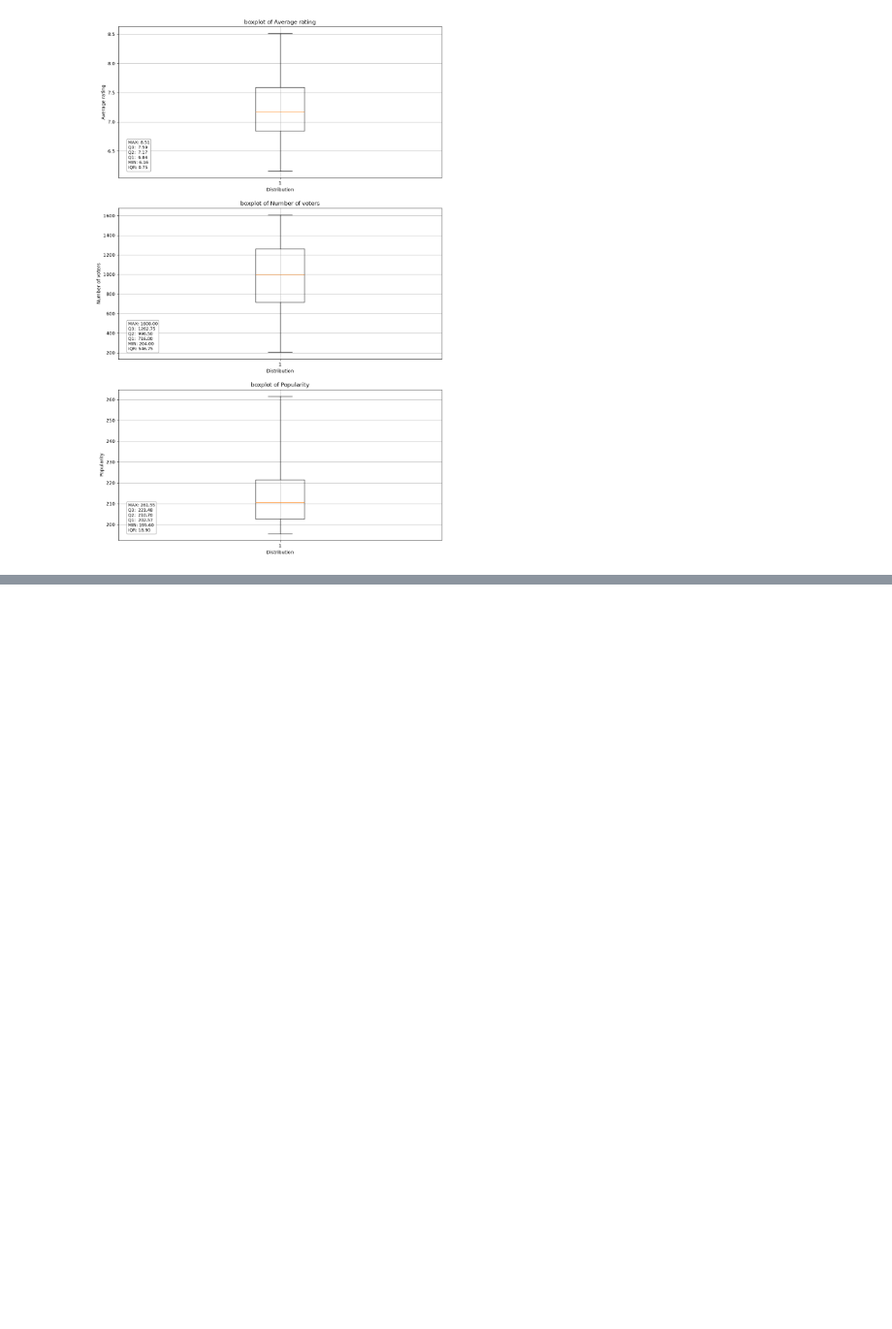
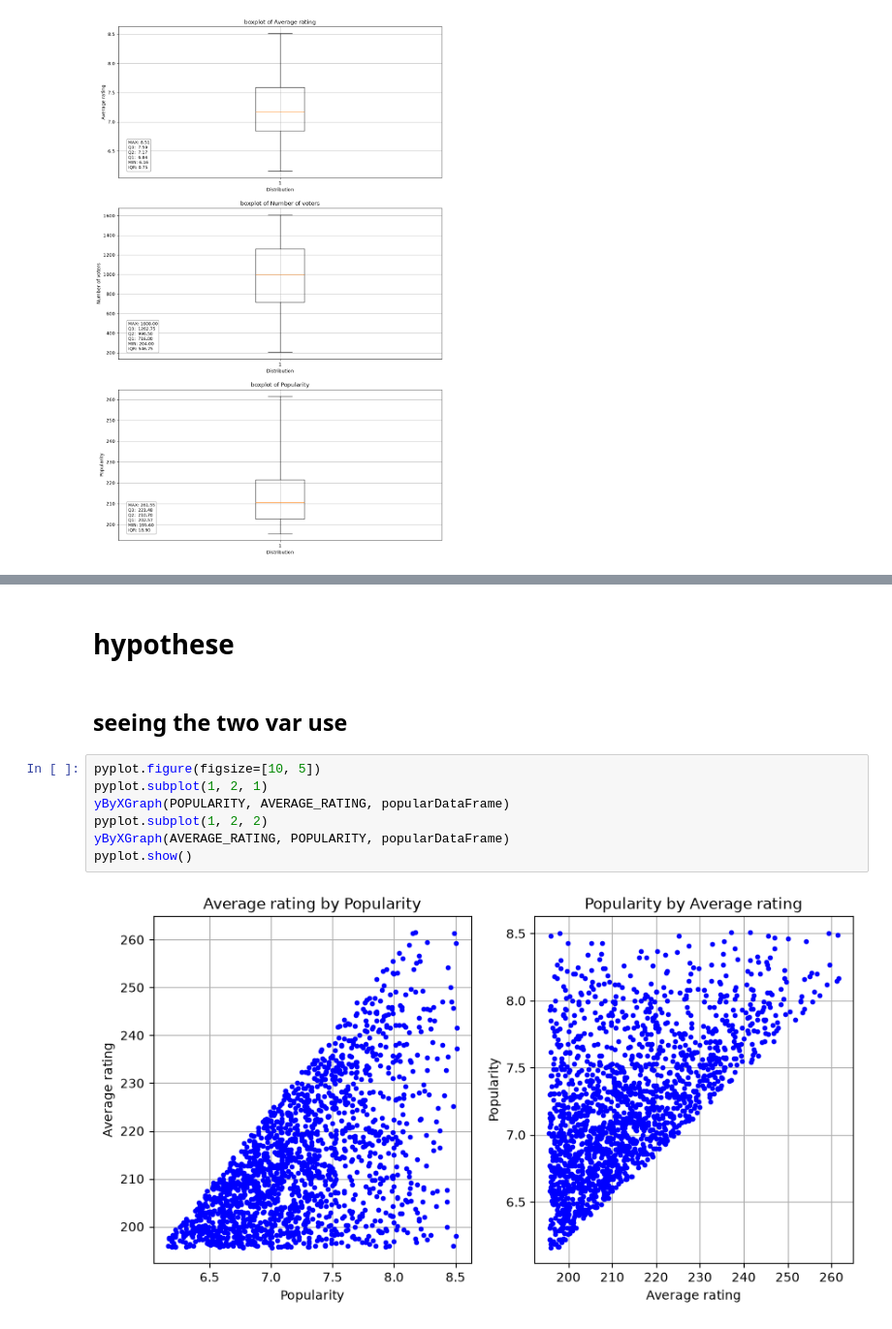
Before and after one commit to Limacha/MTD-ludologie, a Jupyter notebook: src/project.ipynb, the cells around one changed output, grey strips where cells are left out. Shown at 97% size. Drawn from its saved outputs; the diff is of its cells as text; blank space fills up the shorter version.

```diff
--- a/src/project.ipynb
+++ b/src/project.ipynb
@@ -533,0 +576,13 @@ pyplot.show()
+# %% [markdown]
+# hypothese
+# %% [markdown]
+## seeing the two var use
+# %%
+pyplot.figure(figsize=[10, 5])
+pyplot.subplot(1, 2, 1)
+yByXGraph(POPULARITY, AVERAGE_RATING, popularDataFrame)
+pyplot.subplot(1, 2, 2)
+yByXGraph(AVERAGE_RATING, POPULARITY, popularDataFrame)
+pyplot.show()
+# %% [output]
+[figure, added]
```
Also changed, not shown: parts of 20 cells of this notebook.
